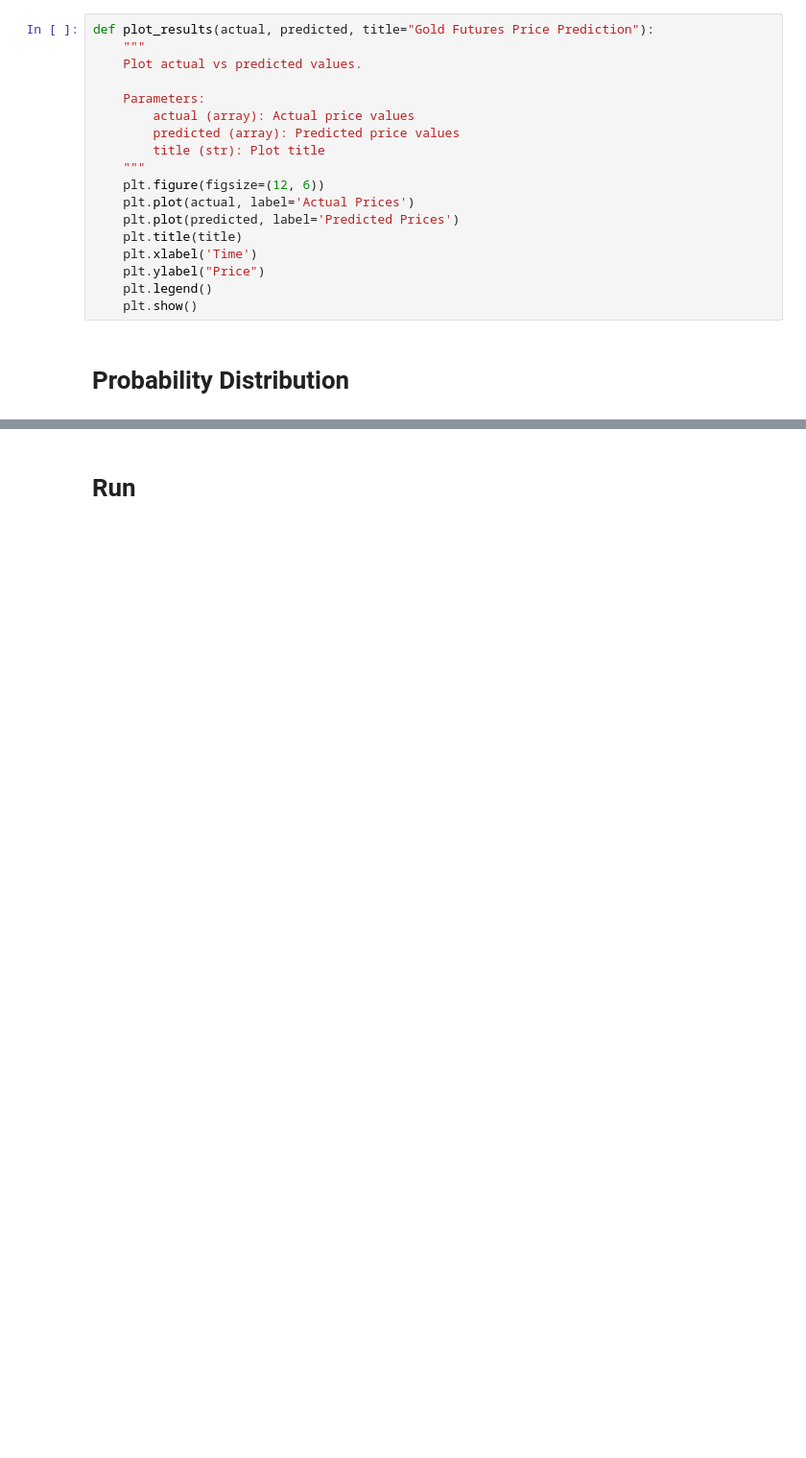
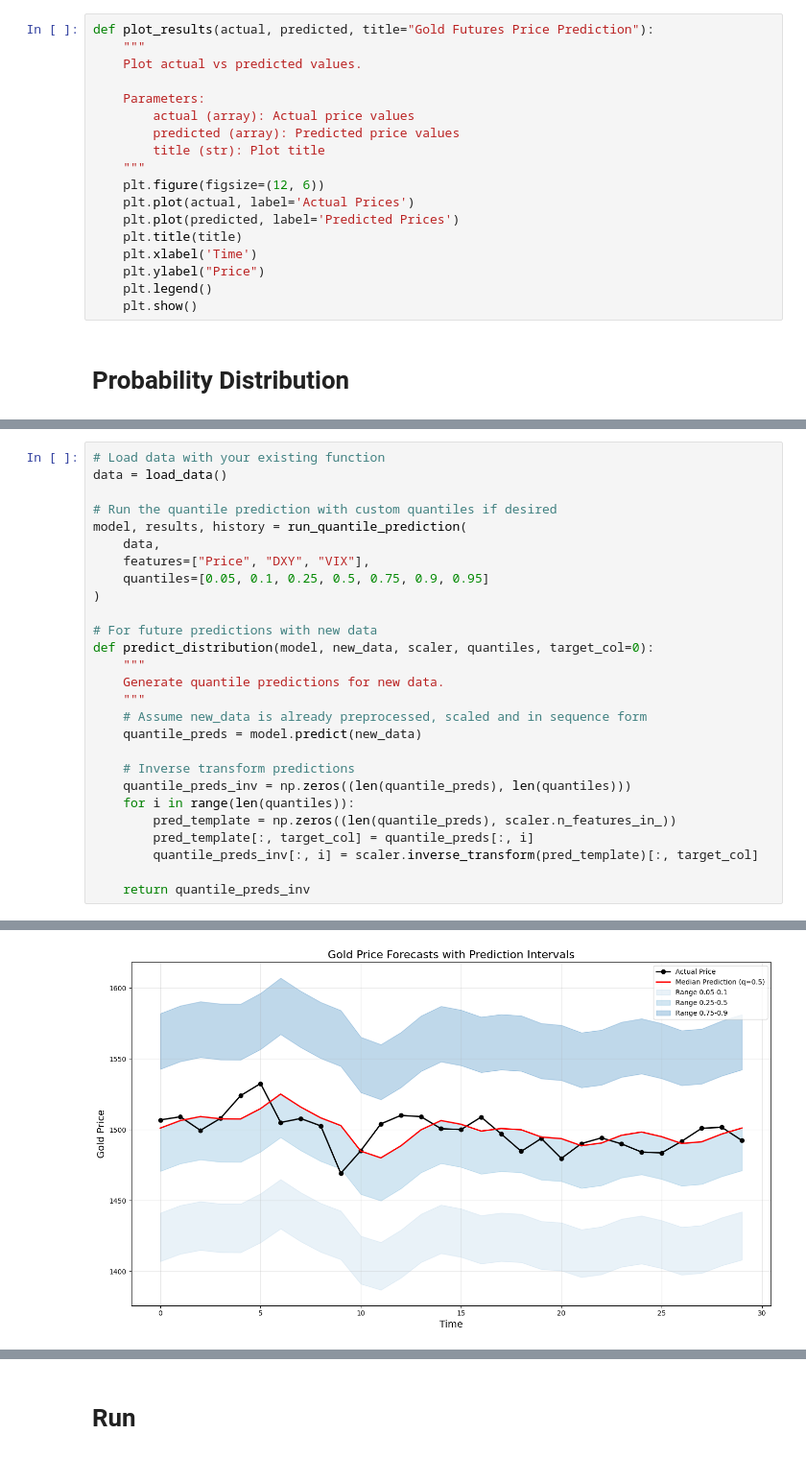
Before and after one commit to whyyouj/market-sentiment-analysis, a Jupyter notebook: gold_historical/lstm.ipynb, the cells around one changed output, grey strips where cells are left out. Shown: that part at 96% size. Drawn from its saved outputs; the diff is of its cells as text; blank space fills up the shorter version.

```diff
--- a/gold_historical/lstm.ipynb
+++ b/gold_historical/lstm.ipynb
@@ -472,3 +476,31 @@ def run_quantile_prediction(data, features=["Price", "DXY", "VIX"], seq_length=1
     plot_prediction_distribution(results, quantiles)
 
     return model, results, history
+# %%
+# Load data with your existing function
+data = load_data()
+
+# Run the quantile prediction with custom quantiles if desired
+model, results, history = run_quantile_prediction(
+    data,
+    features=["Price", "DXY", "VIX"],
+    quantiles=[0.05, 0.1, 0.25, 0.5, 0.75, 0.9, 0.95]
+)
+
+# For future predictions with new data
+def predict_distribution(model, new_data, scaler, quantiles, target_col=0):
+    """
+    Generate quantile predictions for new data.
+    """
+    # Assume new_data is already preprocessed, scaled and in sequence form
+    quantile_preds = model.predict(new_data)
+
+    # Inverse transform predictions
+    quantile_preds_inv = np.zeros((len(quantile_preds), len(quantiles)))
+    for i in range(len(quantiles)):
+        pred_template = np.zeros((len(quantile_preds), scaler.n_features_in_))
+        pred_template[:, target_col] = quantile_preds[:, i]
+        quantile_preds_inv[:, i] = scaler.inverse_transform(pred_template)[:, target_col]
+
+    return quantile_preds_inv
+# %% [output]
@@ -474,0 +524 @@ def run_quantile_prediction(data, features=["Price", "DXY", "VIX"], seq_length=1
+[figure, added]
```
Also changed, not shown: parts of 3 cells of this notebook.
